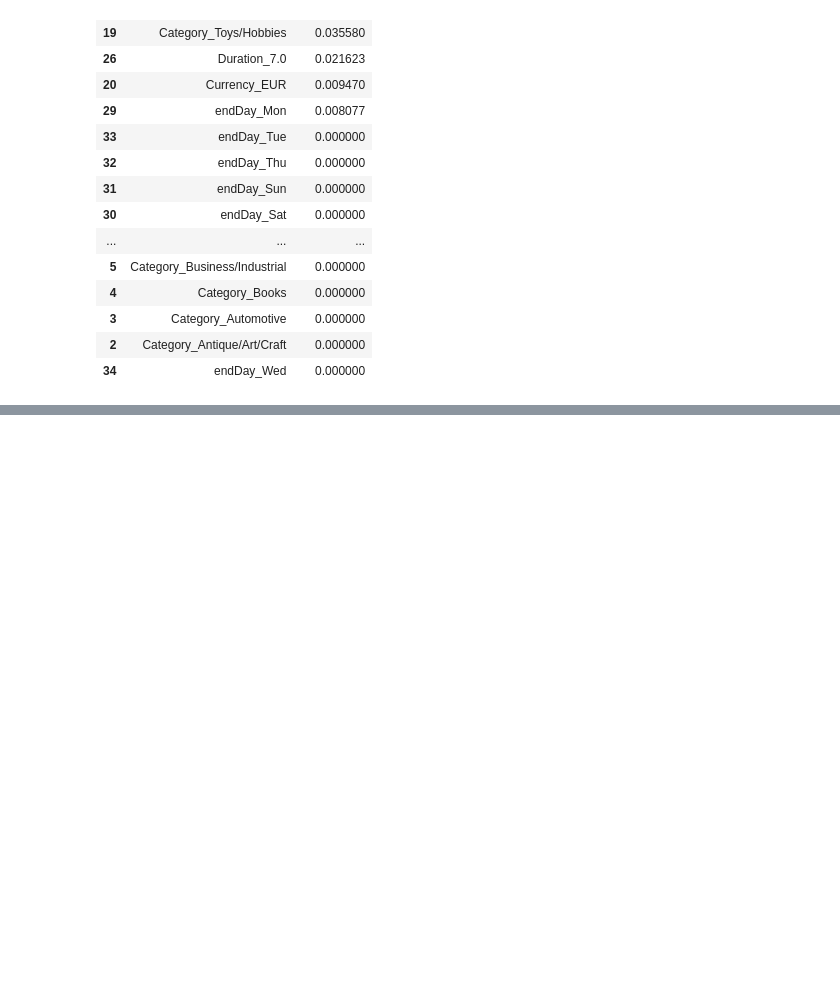
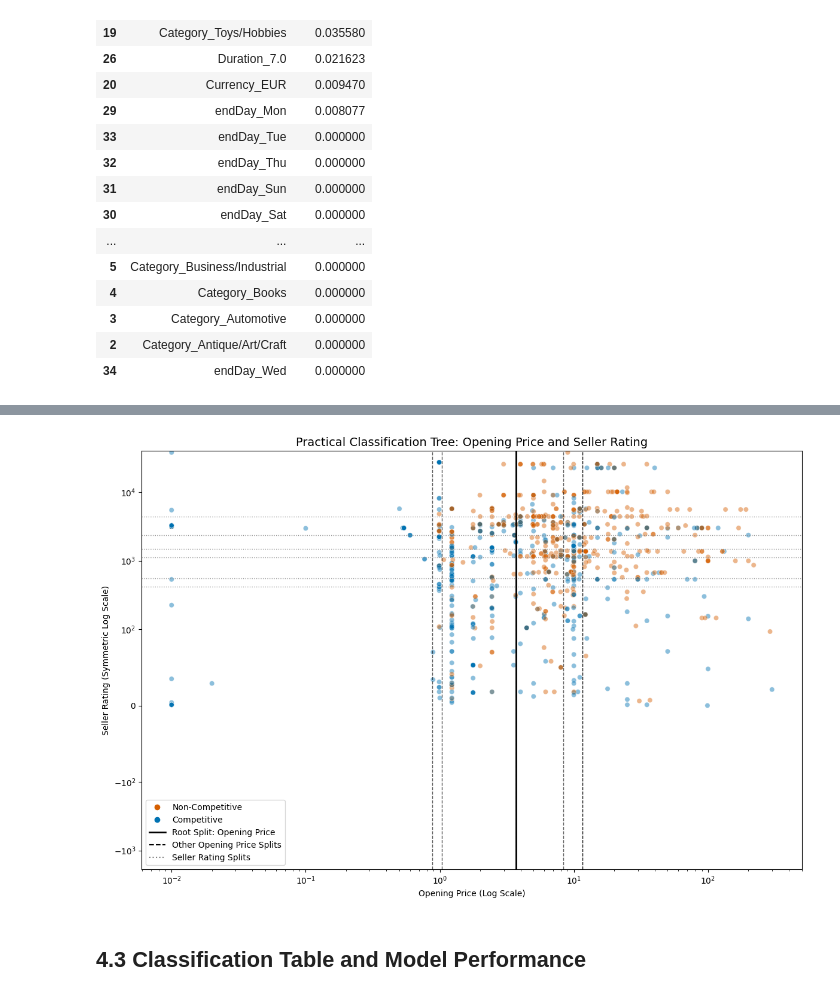
Before and after one commit to janniaq/8413_GA2, a Jupyter notebook: RSM8413_GA2_eBay_Auctions.ipynb, the cells around one changed output, grey strips where cells are left out. Drawn from its saved outputs; the diff is of its cells as text; code cells hidden in the pictures; blank space fills up the shorter version.

Commit message:
Complete Part 4: Visualization and seller recommendations

```diff
--- a/RSM8413_GA2_eBay_Auctions.ipynb
+++ b/RSM8413_GA2_eBay_Auctions.ipynb
@@ -781,0 +828,79 @@ plt.show()
+# %%
+from matplotlib.lines import Line2D
+
+fig, ax = plt.subplots(figsize=(12, 8))
+
+sns.scatterplot(
+    data=train_df,
+    x=x_feature,
+    y=y_feature,
+    hue="Competitive?",
+    palette={0: "#D55E00", 1: "#0072B2"},
+    alpha=0.45,
+    s=35,
+    ax=ax
+)
+
+for threshold in sorted(split_thresholds[x_feature]):
+    ax.axvline(
+        x=threshold,
+        color="black",
+        linestyle="--",
+        linewidth=1,
+        alpha=0.65
+    )
+
+
+for threshold in sorted(split_thresholds[y_feature]):
+    ax.axhline(
+        y=threshold,
+        color="gray",
+        linestyle=":",
+        linewidth=1,
+        alpha=0.8
+    )
+
+ax.axvline(
+    x=tree_structure.threshold[0],
+    color="black",
+    linewidth=2
+)
+
+
+ax.set_xscale("log")
+ax.set_yscale("symlog", linthresh=100)
+
+ax.set_title(
+    "Practical Classification Tree: "
+    "Opening Price and Seller Rating",
+    fontsize=14
+)
+
+ax.set_xlabel("Opening Price (Log Scale)")
+ax.set_ylabel("Seller Rating (Symmetric Log Scale)")
+
+legend_elements = [
+    Line2D([0], [0], marker="o", color="w",
+           markerfacecolor="#D55E00", markersize=8,
+           label="Non-Competitive"),
+    Line2D([0], [0], marker="o", color="w",
+           markerfacecolor="#0072B2", markersize=8,
+           label="Competitive"),
+    Line2D([0], [0], color="black", linewidth=2,
+           label="Root Split: Opening Price"),
+    Line2D([0], [0], color="black", linestyle="--",
+           label="Other Opening Price Splits"),
+    Line2D([0], [0], color="gray", linestyle=":",
+           label="Seller Rating Splits")
+]
+
+ax.legend(handles=legend_elements, loc="best")
+
+plt.tight_layout()
+plt.savefig("practical_tree_scatter.png",
+            dpi=300, bbox_inches="tight")
+plt.show()
+# %% [output]
+[figure, added]
+# %% [markdown]
+## 4.3 Classification Table and Model Performance
```
Also changed, not shown: parts of 23 cells of this notebook, 3 other files.
